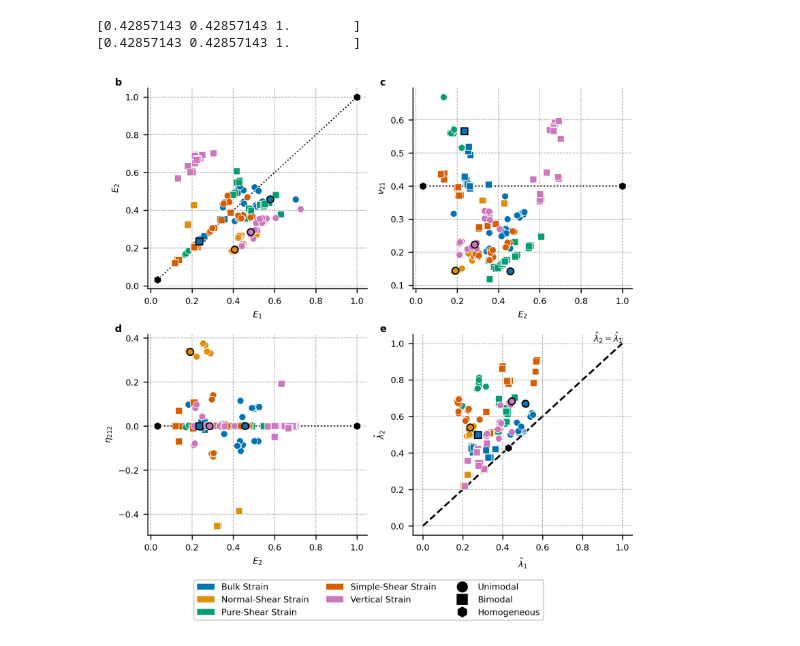
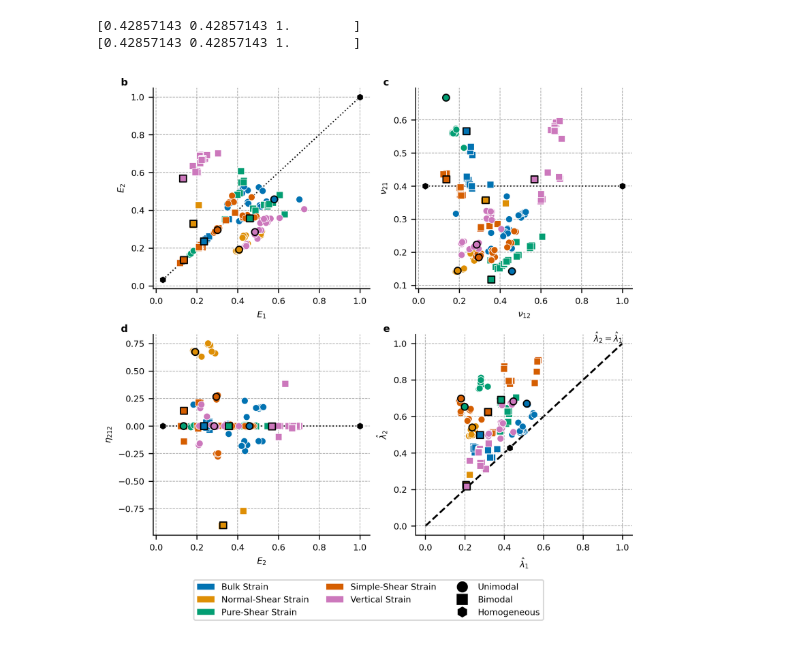
Before and after one commit to TransformativeRoboticsLab/FDE-Metamaterials, a Jupyter notebook: figure_creation/fig4.ipynb, the cells around one changed output. Drawn from its saved outputs; the diff is of its cells as text; code cells hidden in the pictures.

Commit message:
Figure updates

```diff
--- a/figure_creation/fig4.ipynb
+++ b/figure_creation/fig4.ipynb
@@ -70,9 +73,9 @@ for exp in highlight_exps:
 print(highlight_idxs)
 print(idx_map)
 # these are the additional indices we want to pull for the SI version of the plot
-si_idxs = [719, 771, 808, 819]
-
-SI_IMAGE = False
+# si_idxs = [719, 771, 808, 819]
+si_idxs = [2510, 2498, 2307, 2455, 2533, 2393]
+SI_IMAGE = True
 # %% [output]
 247
 [2272, 2385, 2534, 2553]
@@ -98,6 +101,9 @@ df.rename(columns={c: c.removesuffix("_last") for c in df.columns},
 df['basis_v'] = df['basis_v'].replace('HSA', 'HS')
 
 df.sort_values(axis=0, by='basis_v', inplace=True)
+# We calculate the tensorial eta originally, this converts it to the Voigt notation eta
+df['eta121'] *= 2
+df['eta122'] *= 2
 
 
 # Add homogenous datapoints manually
@@ -156,13 +162,15 @@ kwargs = dict(
 xys = (
     ('E1', 'E2'),
     ('E2', 'nu21'),
+    # ('nu12', 'nu21'),
     ('E2', 'eta122'),
+    # ('eta121', 'eta122'),
     ('Normed_Eigenvalue_0', 'Normed_Eigenvalue_1')
 )
 # actual text we want as axes labels
 xy_labs = (
     (r'$E_1$', r'$E_2$'),
-    (r'$E_2$', r'$\nu_{21}$'),
+    (r'$\nu_{12}$', r'$\nu_{21}$'),
     (r'$E_2$', r'$\eta_{212}$'),
     (r'$\hat{\lambda}_1$', r'$\hat{\lambda}_2$')
 )
@@ -182,13 +190,25 @@ for ax, xy, xy_lab, sp_lab in zip(axs.flatten(), xys, xy_labs, subplot_labs):
                  y=xy[1],
                  ax=ax,
                  color='k',  # sns.color_palette('colorblind')[7],
-                 marker='h',
+                 #  marker='h',
                  # scatter plot marker sizes 's' are specified in area (points^2). lineplot marker sizes are specified in points
-                 markersize=7,  # np.sqrt(kwargs['s']),
+                 #  markersize=7,  # np.sqrt(kwargs['s']),
                  linestyle=':',
                  zorder=1,
                  lw=1
                  )
+    sns.scatterplot(data=line_data,
+                    x=xy[0],
+                    y=xy[1],
+                    ax=ax,
+                    color='k',  # sns.color_palette('colorblind')[7],
+                    marker='h',
+                    # scatter plot marker sizes 's' are specified in area (points^2). lineplot marker sizes are specified in points
+                    # markersize=7,  # np.sqrt(kwargs['s']),
+                    # linestyle=':',
+                    zorder=99,
+                    # lw=1
+                    )
 
     # plot the rest of the metamaterial data as a scatter plot
     sns.scatterplot(data=df[df['extremal_mode'] != 0],
@@ -236,32 +256,33 @@ plt.tight_layout(pad=0.5)
 axs[1][1].plot([0, 1], [0, 1], color='k', linestyle='--', zorder=0)
 axs[1][1].text(1, 1, r'$\hat{\lambda}_2=\hat{\lambda}_1$', fontsize=FONTSIZE,
                verticalalignment='bottom', horizontalalignment='right')
 
 color_legend = [Patch(facecolor=c, label=strain_str_map[l])
                 for l, c in
                 zip(df['basis_v'].unique(),
                     sns.color_palette(kwargs['palette'])[:5])]
 
 marker_legend = [Line2D([0], [0],
                         marker=m,
                         color='w',
                         markerfacecolor='k',
                         markersize=10,
                         linestyle='None',
                         label=l)
                  for m, l in
                  zip(kwargs['markers'].values(),
                      ['Unimodal', 'Bimodal', 'Homogeneous'])]
 # dummy legend adds a blank spot to the legend so all the markers are in their own column
 dummy_legend = [Line2D([], [], color='none', label='')]
 
 fig.legend(handles=color_legend + dummy_legend + marker_legend,
            loc='upper center',
            ncol=3,
            bbox_to_anchor=(0.5, 0.0),
            fontsize=FONTSIZE)
 
-fname = f"images/{'SI_fig1' if SI_IMAGE else 'fig4'}.svg"
+# fname = f"images/{'SI_scatter' if SI_IMAGE else 'fig4'}.svg"
+fname = 'images/fig4.svg'
 fig.savefig(fname, format='svg', bbox_inches='tight')
 # %% [output]
-[figure, old version]
+[figure, new version]
```
Also changed, not shown: parts of 1 cell of this notebook, 5 other files.
